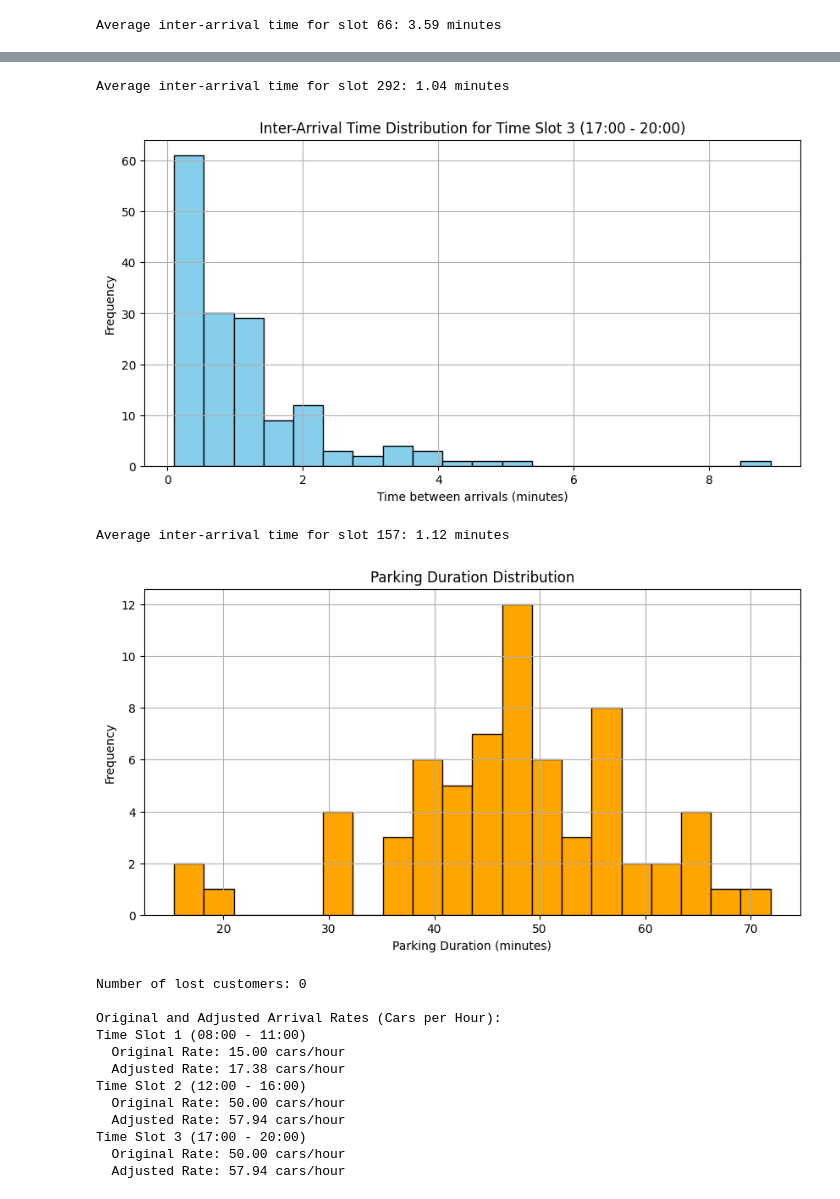
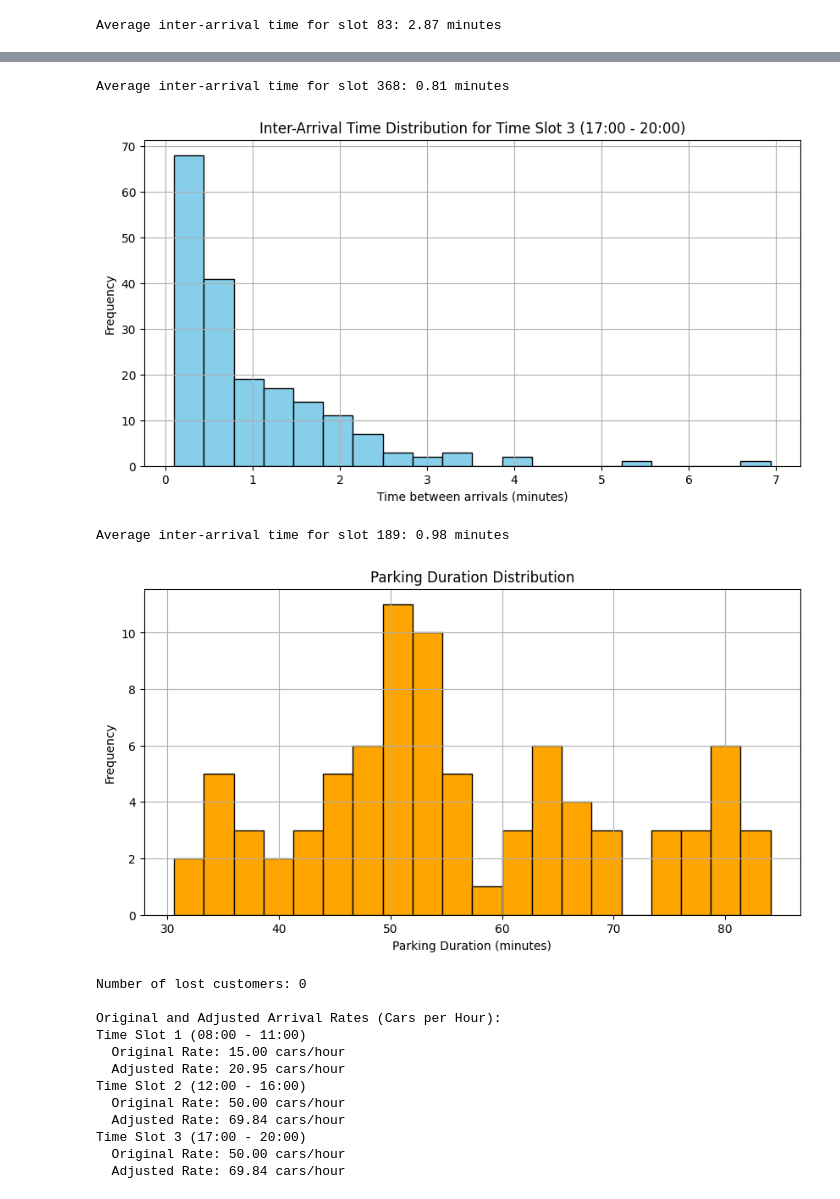
Before and after one commit to PrashantChaudhary632/Final_year_project, a Jupyter notebook: 11.ipynb, the cells around one changed output, grey strips where cells are left out. Drawn from its saved outputs; the diff is of its cells as text; code cells hidden in the pictures.

```diff
--- a/11.ipynb
+++ b/11.ipynb
@@ -25,7 +25,7 @@ parking_lot_occupancy = []
 base_wtv = 80                 # Base WTV (neutral)
 price_sensitivity = -1.27      # Sensitivity of WTV to price changes (negative: higher price worsens WTV)
 base_price = 25               # Base parking price
-current_price = 15            # Current price (can adjust to simulate different scenarios)
+current_price = 0            # Current price (can adjust to simulate different scenarios)
 
 # Store original rates
 original_rates = {i: rate for i, (_, _, rate) in enumerate(time_slots)}
@@ -173 +173 @@ Curren
-Average inter-arrival time for slot 66: 3.59 minutes
+Average inter-arrival time for slot 83: 2.87 minutes
@@ -175,16 +175,16 @@ Average inter-arrival time for slot 66: 3.59 minutes
-Average inter-arrival time for slot 292: 1.04 minutes
+Average inter-arrival time for slot 368: 0.81 minutes
-[figure, old version]
+[figure, new version]
-Average inter-arrival time for slot 157: 1.12 minutes
+Average inter-arrival time for slot 189: 0.98 minutes
-[figure, old version]
+[figure, new version]
 Number of lost customers: 0
 
 Original and Adjusted Arrival Rates (Cars per Hour):
 Time Slot 1 (08:00 - 11:00)
   Original Rate: 15.00 cars/hour
-  Adjusted Rate: 17.38 cars/hour
+  Adjusted Rate: 20.95 cars/hour
 Time Slot 2 (12:00 - 16:00)
   Original Rate: 50.00 cars/hour
-  Adjusted Rate: 57.94 cars/hour
+  Adjusted Rate: 69.84 cars/hour
 Time Slot 3 (17:00 - 20:00)
   Original Rate: 50.00 cars/hour
-  Adjusted Rate: 57.94 cars/hour
+  Adjusted Rate: 69.84 cars/hour
```
Also changed, not shown: parts of 1 cell of this notebook, 3 other files.
